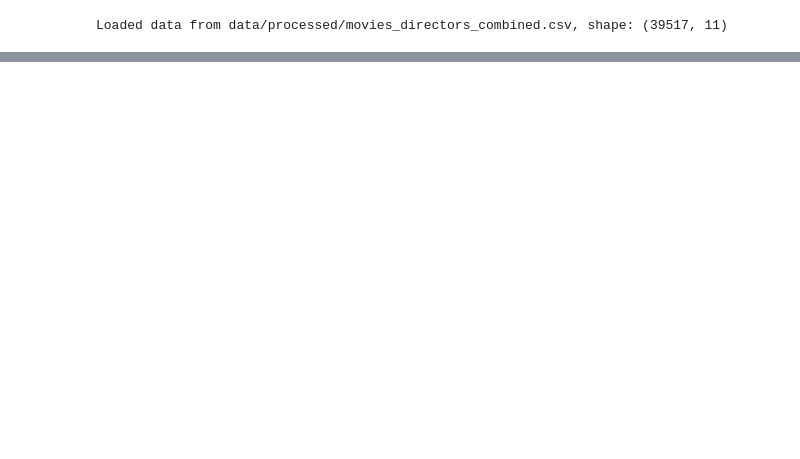
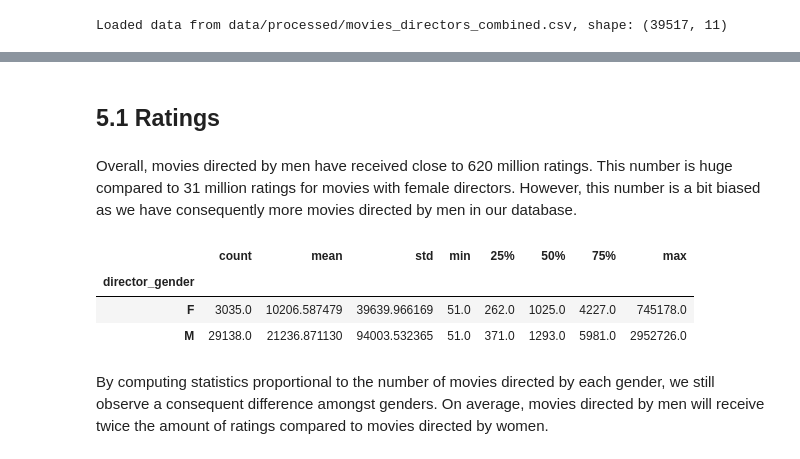
Before and after one commit to epfl-ada/ada-2024-project-adapocalypse, a Jupyter notebook: results.ipynb, the cells around one changed output, grey strips where cells are left out. Drawn from its saved outputs; the diff is of its cells as text; code cells hidden in the pictures; blank space fills up the shorter version.

```diff
--- a/results.ipynb
+++ b/results.ipynb
@@ -570,0 +581,2 @@ fig.show()
+# %%
+movies_metadata_success = pd.read_csv('data/processed/movies_metadata_success.csv')
@@ -570,0 +585,2 @@ fig.show()
+# %% [markdown]
+## 5.1 Ratings
@@ -570,0 +592,11 @@ fig.show()
+# %% [markdown]
+Overall, movies directed by men have received close to 620 million ratings. This number is huge compared to 31 million ratings for movies with female directors. However, this number is a bit biased as we have consequently more movies directed by men in our database.
+# %%
+movies_metadata_success.groupby('director_gender')['num_votes'].describe()
+# %% [output]
+|  | count | mean | std | min | 25% | 50% | 75% | max |
+| director_gender |  |  |  |  |  |  |  |  |
+| F | 3035.0 | 10206.587479 | 39639.966169 | 51.0 | 262.0 | 1025.0 | 4227.0 | 745178.0 |
+| M | 29138.0 | 21236.871130 | 94003.532365 | 51.0 | 371.0 | 1293.0 | 5981.0 | 2952726.0 |
+# %% [markdown]
+By computing statistics proportional to the number of movies directed by each gender, we still observe a consequent difference amongst genders. On average, movies directed by men will receive twice the amount of ratings compared to movies directed by women.
```
Also changed, not shown: parts of 8 cells of this notebook, 4 other files.
